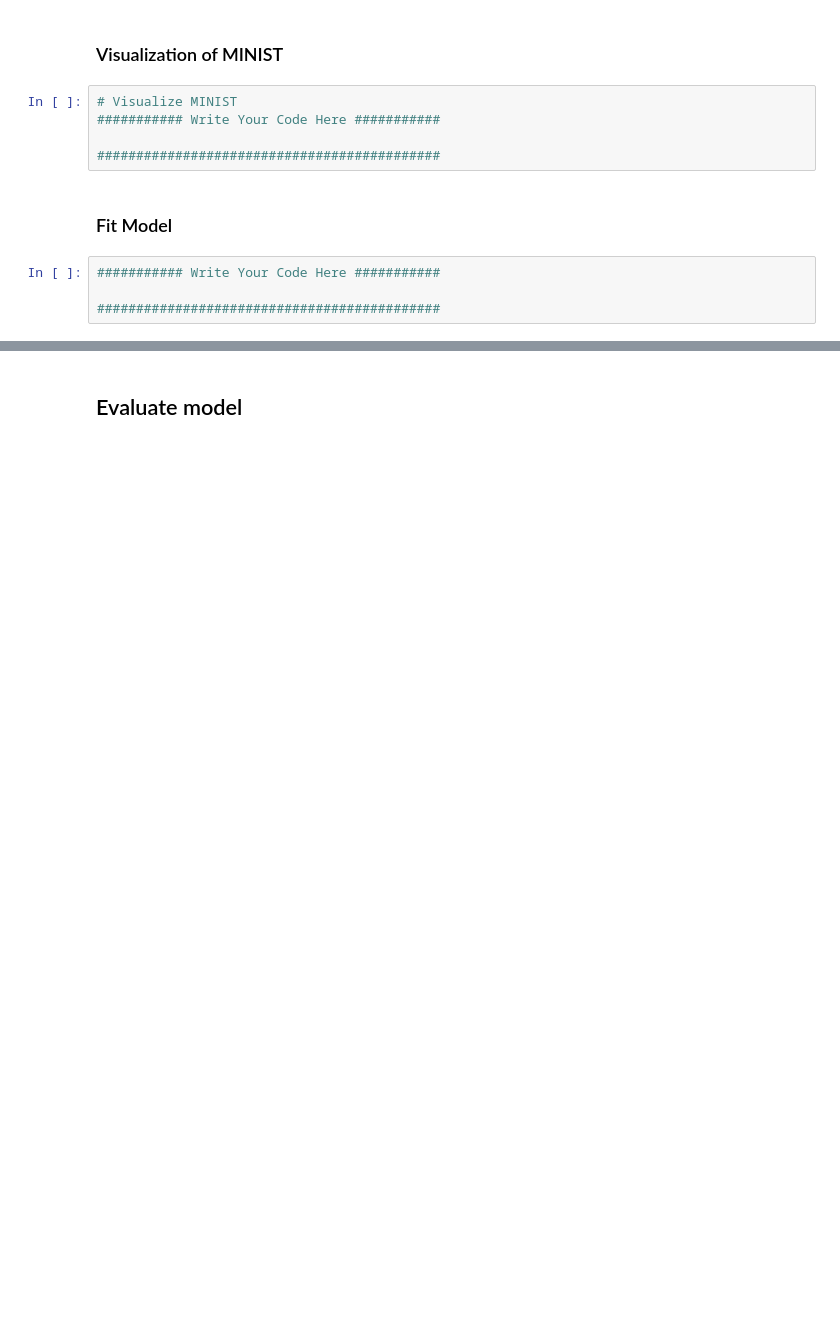
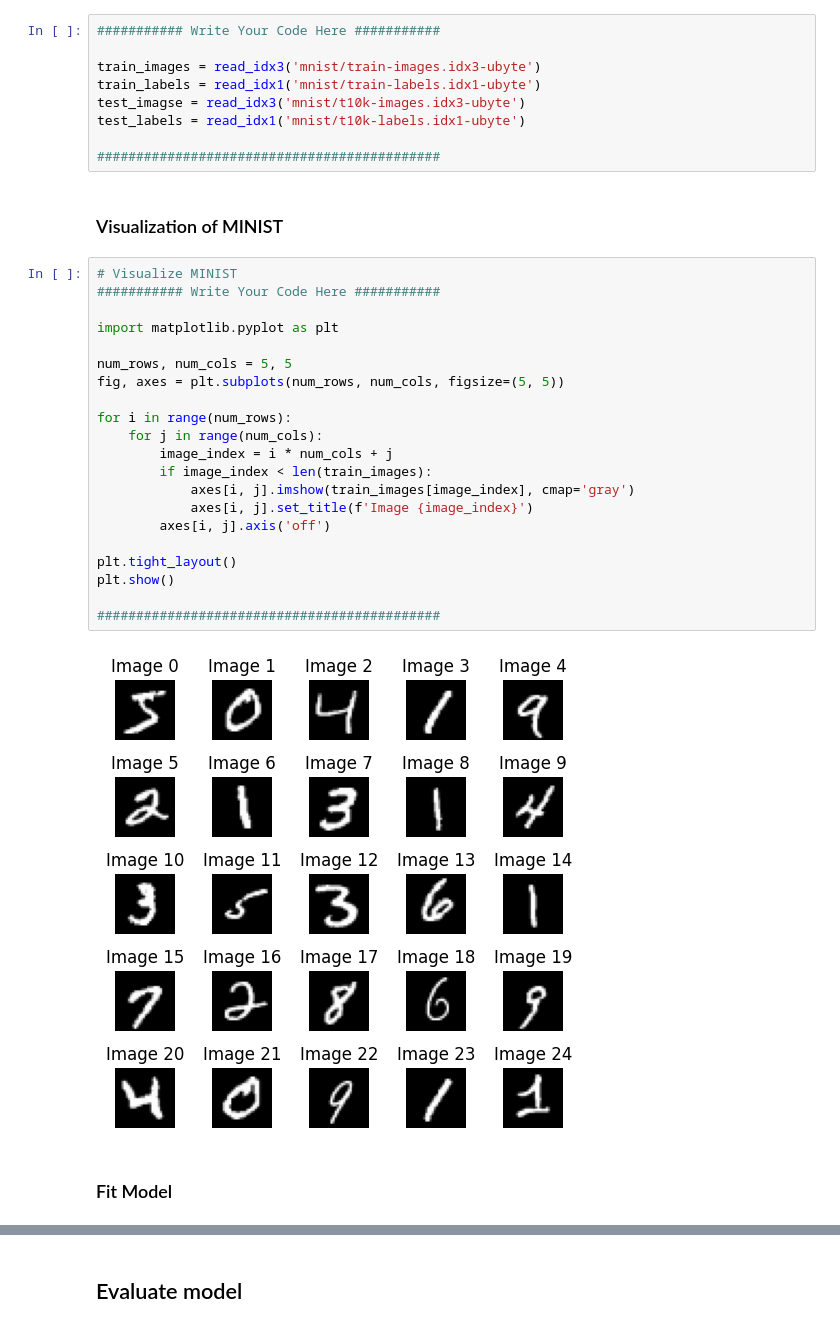
Before and after one commit to Ye-2077/CS_405_Assignment, a Jupyter notebook: Lab06/Lab06_Assignment_Template.ipynb, the cells around one changed output, grey strips where cells are left out. Cells and saved outputs as stored; diff of their text form; blank space fills up the shorter version.

```diff
--- a/Lab06/Lab06_Assignment_Template.ipynb
+++ b/Lab06/Lab06_Assignment_Template.ipynb
@@ -174,13 +197,36 @@ Your task in this section is to recognize handwritten numbers, and you can use t
+# %%
+########### Write Your Code Here ###########
+
+train_images = read_idx3('mnist/train-images.idx3-ubyte')
+train_labels = read_idx1('mnist/train-labels.idx1-ubyte')
+test_imagse = read_idx3('mnist/t10k-images.idx3-ubyte')
+test_labels = read_idx1('mnist/t10k-labels.idx1-ubyte')
+
+############################################
 # %% [markdown]
 ###  Visualization of MINIST
-# %%
-# Visualize MINIST
-########### Write Your Code Here ###########
-
-############################################
+# %%
+# Visualize MINIST
+########### Write Your Code Here ###########
+
+import matplotlib.pyplot as plt
+
+num_rows, num_cols = 5, 5
+fig, axes = plt.subplots(num_rows, num_cols, figsize=(5, 5))
+
+for i in range(num_rows):
+    for j in range(num_cols):
+        image_index = i * num_cols + j
+        if image_index < len(train_images):
+            axes[i, j].imshow(train_images[image_index], cmap='gray')
+            axes[i, j].set_title(f'Image {image_index}')
+        axes[i, j].axis('off')
+
+plt.tight_layout()
+plt.show()
+
+############################################
+# %% [output]
+[figure, added]
 # %% [markdown]
 ### Fit  Model
-# %%
-########### Write Your Code Here ###########
-
-############################################
```
Also changed, not shown: parts of 9 cells of this notebook, 6 other files.
